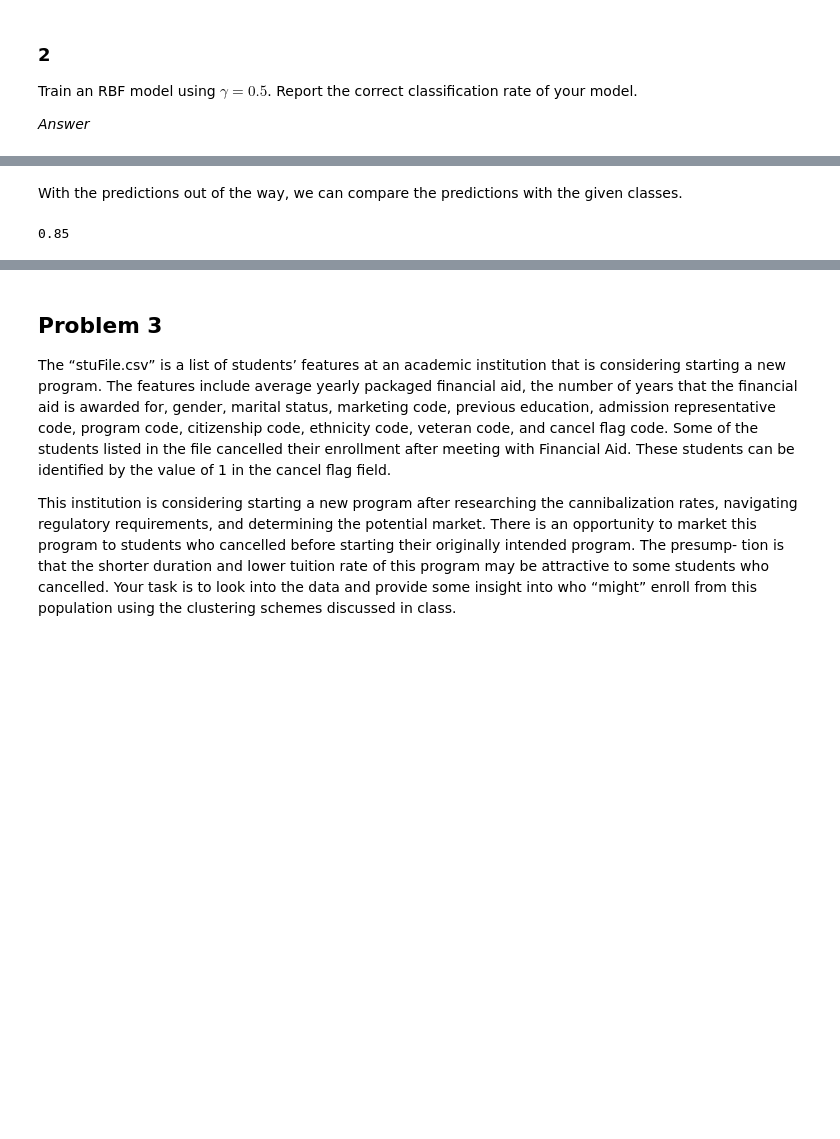
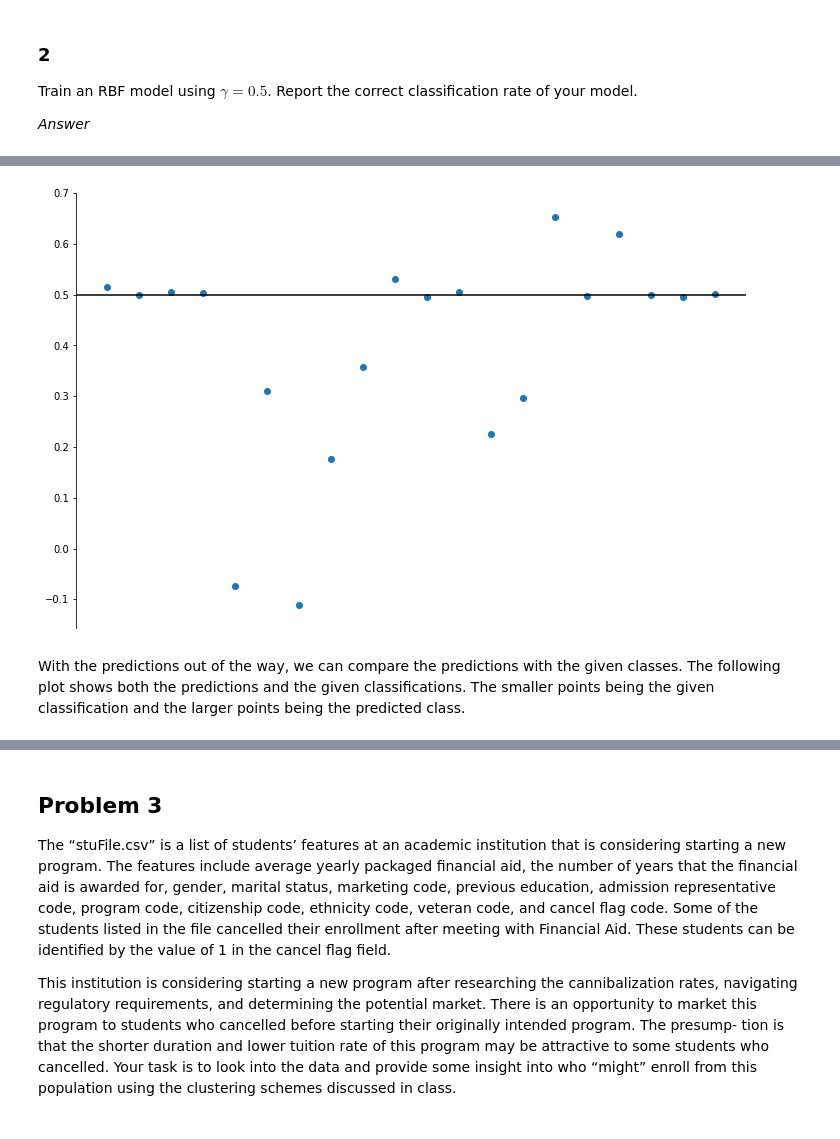
Before and after one commit to edalrami/machine-learning-hw3, a Jupyter notebook: MachineLearningHW3.ipynb, the cells around one changed output, grey strips where cells are left out. Drawn from its saved outputs; the diff is of its cells as text; code cells hidden in the pictures; blank space fills up the shorter version.

```diff
--- a/MachineLearningHW3.ipynb
+++ b/MachineLearningHW3.ipynb
@@ -210,8 +208,9 @@ phi = []
 for index, row in df.iterrows():
     phi.append([
         1,
-        exp(gamma * (((row.x1 - mu_1[0])**2 + (row.x2 - mu_1[1])**2)**0.5)**2),
-        exp(gamma * (((row.x1 - mu_2[0])**2 + (row.x2 - mu_2[1])**2)**0.5)**2)
+        exp(-gamma * (((row.x1 - mu_1[0])**2 + (row.x2 - mu_1[1])**2)**0.5)**2),
+        exp(-gamma * (((row.x1 - mu_2[0])**2 + (row.x2 - mu_2[1])**2)**0.5)**2)
     ])
 phi = np.matrix(phi)
 w = np.dot(np.dot(np.linalg.inv(np.dot(phi.T,phi)), phi.T), y).ravel().tolist()[0]
+w
@@ -224,22 +227,19 @@ $$
 # %%
-row = df.loc[1]
-predictions = []
 h = []
 for index, row in df.iterrows():
-    temp = [(w[k] * exp(-gamma * (((row.x1 - mu_1[0])**2 + (row.x2 - mu_1[1])**2)**0.5)**2)),
-        (w[k] * exp(-gamma * (((row.x1 - mu_2[0])**2 + (row.x2 - mu_2[1])**2)**0.5)**2))]
-    prediction = temp.index(min(temp))
-    if prediction:
-        predictions.append(0)
-    else:
-        predictions.append(1)
+    h.append(w[0] * 1 + \
+        w[1] * exp(-gamma * (((row.x1 - mu_1[0])**2 + (row.x2 - mu_1[1])**2)**0.5)**2) + \
+        w[2] * exp(-gamma * (((row.x1 - mu_2[0])**2 + (row.x2 - mu_2[1])**2)**0.5)**2))
+fig, ax = plt.subplots(figsize = (12.0, 8.0))
+ax.scatter(range(20), h)
+ax.axhline(y=0.5, color='k')
+ax.spines['right'].set_visible(False)
+ax.spines['top'].set_visible(False)
+ax.spines['bottom'].set_visible(False)
+ax.tick_params(bottom=False)
+ax.set_xticklabels([])
+plt.show()
+# %% [output]
+[figure, added]
 # %% [markdown]
-With the predictions out of the way, we can compare the predictions with the given classes.
+With the predictions out of the way, we can compare the predictions with the given classes. The following plot shows both the predictions and the given classifications. The smaller points being the given classification and the larger points being the predicted class.
-# %%
-num_correct = 0
-for ii in range(df.shape[0]):
-    if y[ii] == predictions[ii]:
-        num_correct += 1
-print(num_correct/df.shape[0])
-# %% [output]
-0.85
```
Also changed, not shown: parts of 18 cells of this notebook.
